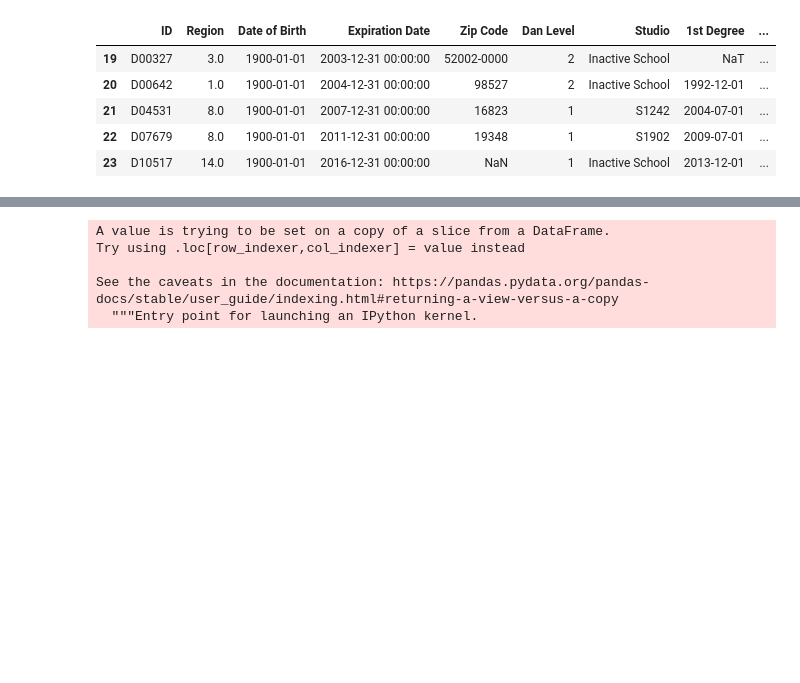
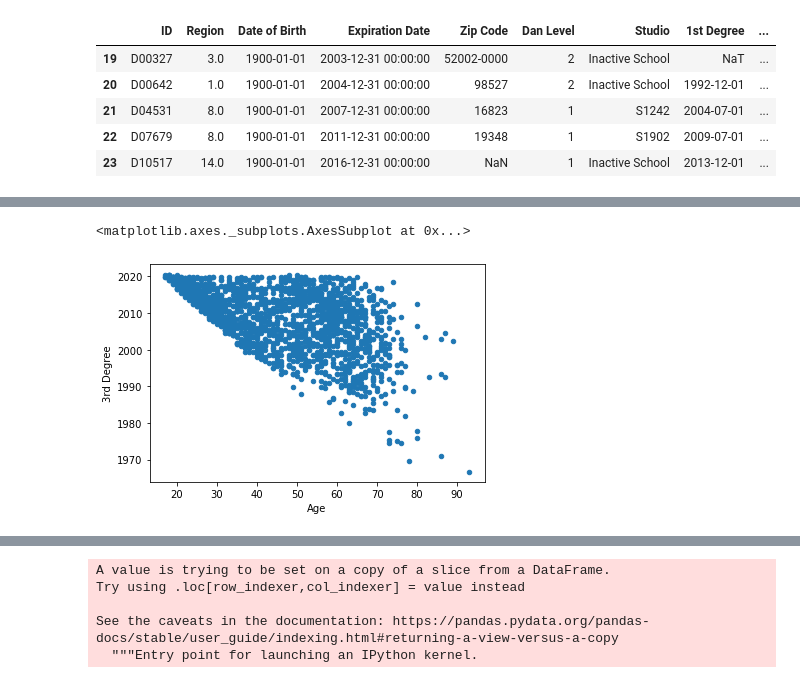
Before and after one commit to BeLacy87/Project1_Lacy_Mathew, a Jupyter notebook: Brainstorm_Lacy.ipynb, the cells around one changed output, grey strips where cells are left out. Cells and saved outputs as stored; diff of their text form; code cells hidden in the pictures; blank space fills up the shorter version.

```diff
--- a/Brainstorm_Lacy.ipynb
+++ b/Brainstorm_Lacy.ipynb
@@ -57,0 +69,5 @@ dan2_df.plot(kind='scatter', x='Birthday', y='1st Degree')
+# %%
+dan2_df.plot(kind='scatter', x='Age', y='3rd Degree')
+# %% [output]
+<matplotlib.axes._subplots.AxesSubplot at 0x...>
+[figure, added]
```
Also changed, not shown: parts of 9 cells of this notebook.
